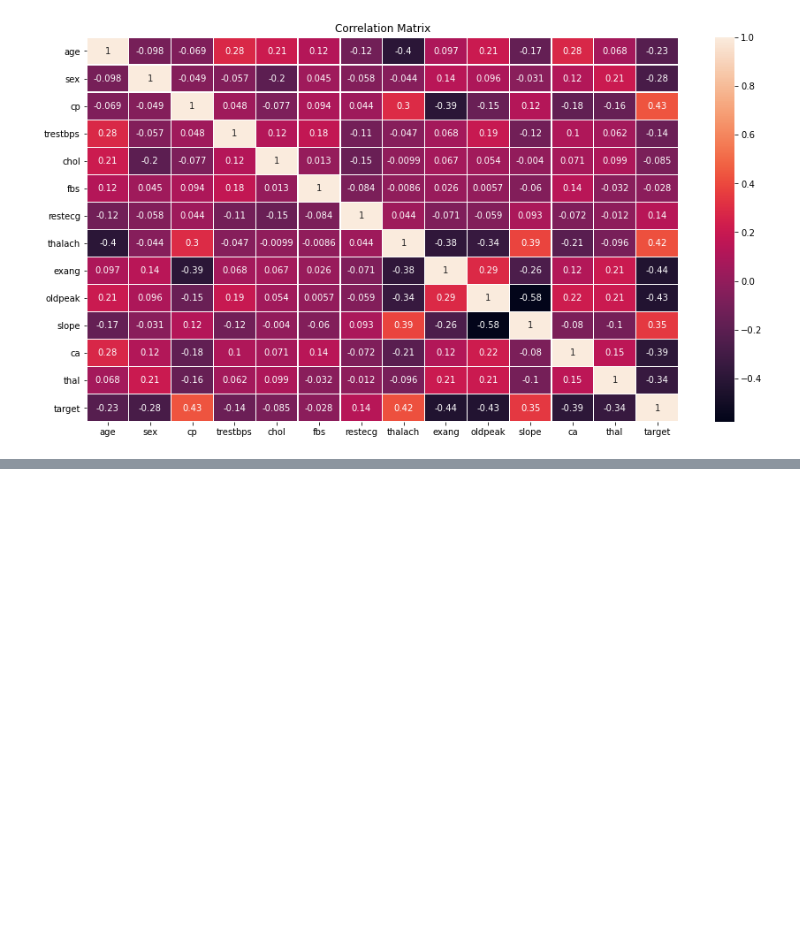
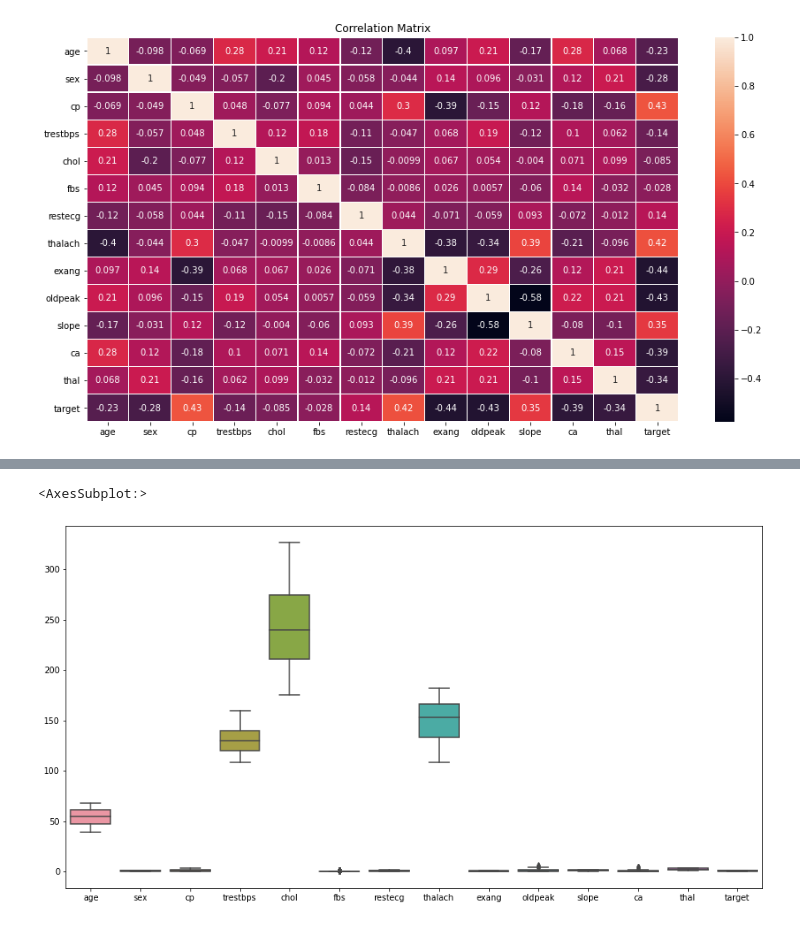
Before and after one commit to mikolaj-halemba/Heart-Disease, a Jupyter notebook: Heart-Disease.ipynb, the cells around one changed output, grey strips where cells are left out. Drawn from its saved outputs; the diff is of its cells as text; code cells hidden in the pictures; blank space fills up the shorter version.

```diff
--- a/Heart-Disease.ipynb
+++ b/Heart-Disease.ipynb
@@ -114,0 +139,14 @@ plt.show()
+# %%
+#Handling Outliers
+kolumny = ['age','trestbps', 'chol', 'fbs', 'thalach','slope','thal']
+for kolumna in kolumny:
+    upper_lim = df[kolumna].quantile(.95)
+    lower_lim = df[kolumna].quantile(.05)
+    df.loc[(df[kolumna] > upper_lim),kolumna] = upper_lim
+    df.loc[(df[kolumna] < lower_lim),kolumna] = lower_lim
+# %%
+plt.figure(figsize=(15,8))
+sns.boxplot(data = df)
+# %% [output]
+<AxesSubplot:>
+[figure, added]
```
Also changed, not shown: parts of 44 cells of this notebook.
